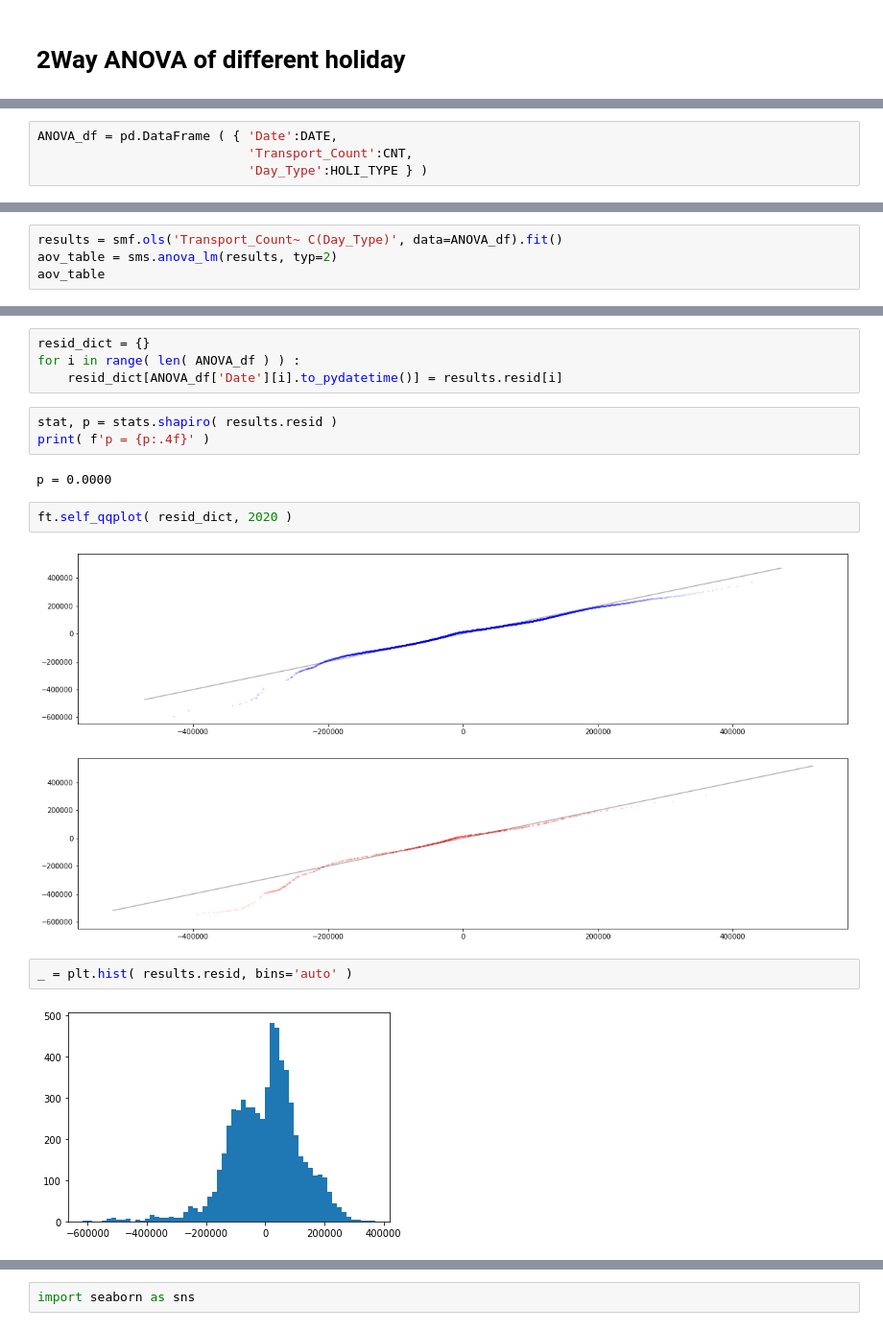
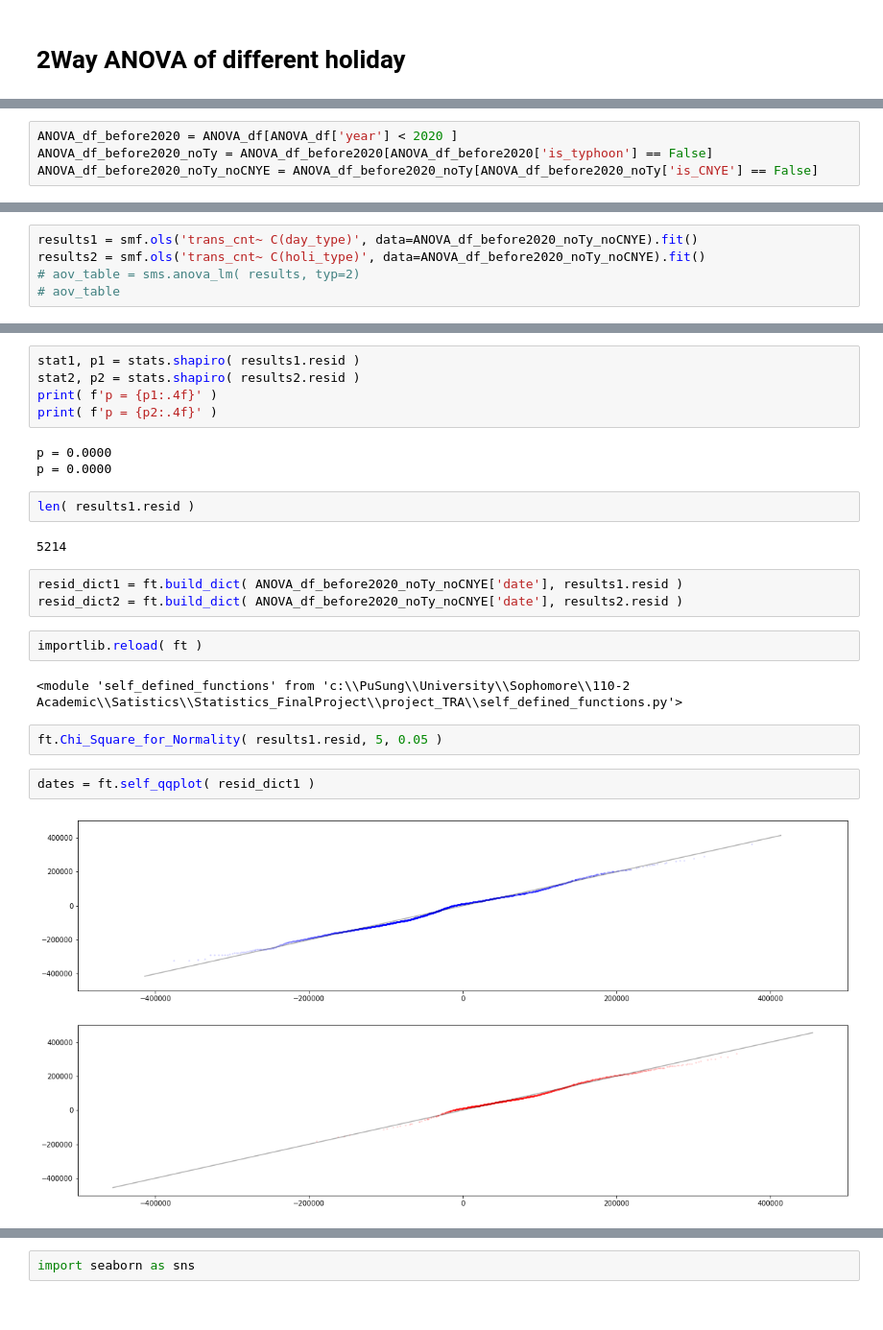
Before and after one commit to sam901122/Statistics_FinalProject, a Jupyter notebook: project_TRA/TRA_main.ipynb, the cells around one changed output, grey strips where cells are left out. Shown: that part at 96% size. Cells and saved outputs as stored; diff of their text form.

Commit message:
New self-define qqplot

```diff
--- a/project_TRA/TRA_main.ipynb
+++ b/project_TRA/TRA_main.ipynb
@@ -181,4 +20,4 @@ for key in transCnt_dict.keys() :
-# %%
-ANOVA_df = pd.DataFrame ( { 'Date':DATE,
-                            'Transport_Count':CNT,
-                            'Day_Type':HOLI_TYPE } )
+# %%
+ANOVA_df_before2020 = ANOVA_df[ANOVA_df['year'] < 2020 ]
+ANOVA_df_before2020_noTy = ANOVA_df_before2020[ANOVA_df_before2020['is_typhoon'] == False]
+ANOVA_df_before2020_noTy_noCNYE = ANOVA_df_before2020_noTy[ANOVA_df_before2020_noTy['is_CNYE'] == False]
@@ -185,4 +40,5 @@ ANOVA_df = pd.DataFrame ( { 'Date':DATE,
 # %%
-results = smf.ols('Transport_Count~ C(Day_Type)', data=ANOVA_df).fit()
-aov_table = sms.anova_lm(results, typ=2)
-aov_table
+results1 = smf.ols('trans_cnt~ C(day_type)', data=ANOVA_df_before2020_noTy_noCNYE).fit()
+results2 = smf.ols('trans_cnt~ C(holi_type)', data=ANOVA_df_before2020_noTy_noCNYE).fit()
+# aov_table = sms.anova_lm( results, typ=2)
+# aov_table
@@ -193,17 +45,25 @@ aov_table
-# %%
-resid_dict = {}
-for i in range( len( ANOVA_df ) ) :
-    resid_dict[ANOVA_df['Date'][i].to_pydatetime()] = results.resid[i]
 # %%
-stat, p = stats.shapiro( results.resid )
-print( f'p = {p:.4f}' )
+stat1, p1 = stats.shapiro( results1.resid )
+stat2, p2 = stats.shapiro( results2.resid )
+print( f'p = {p1:.4f}' )
+print( f'p = {p2:.4f}' )
 # %% [output]
 p = 0.0000
+p = 0.0000
-# %%
-ft.self_qqplot( resid_dict, 2020 )
-# %% [output]
-[figure, removed]
-# %%
-_ = plt.hist( results.resid, bins='auto' )
-# %% [output]
-[figure, removed]
+# %%
+len( results1.resid )
+# %% [output]
+5214
+# %%
+resid_dict1 = ft.build_dict( ANOVA_df_before2020_noTy_noCNYE['date'], results1.resid )
+resid_dict2 = ft.build_dict( ANOVA_df_before2020_noTy_noCNYE['date'], results2.resid )
+# %%
+importlib.reload( ft )
+# %% [output]
+<module 'self_defined_functions' from 'c:\\PuSung\\University\\Sophomore\\110-2 Academic\\Satistics\\Statistics_FinalProject\\project_TRA\\self_defined_functions.py'>
+# %%
+ft.Chi_Square_for_Normality( results1.resid, 5, 0.05 )
+# %%
+dates = ft.self_qqplot( resid_dict1 )
+# %% [output]
+[figure, added]
```
Also changed, not shown: parts of 16 cells of this notebook, 1 other file.
